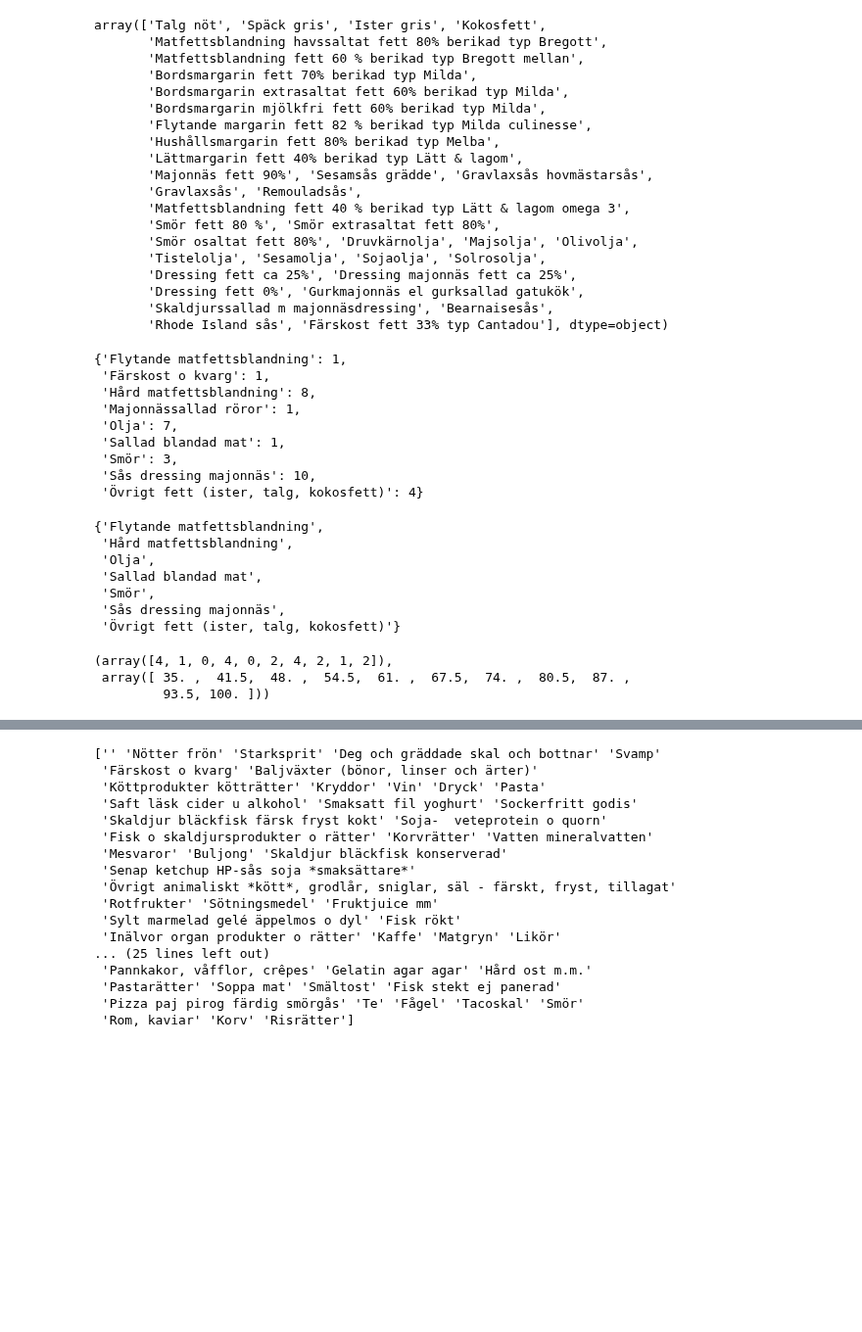
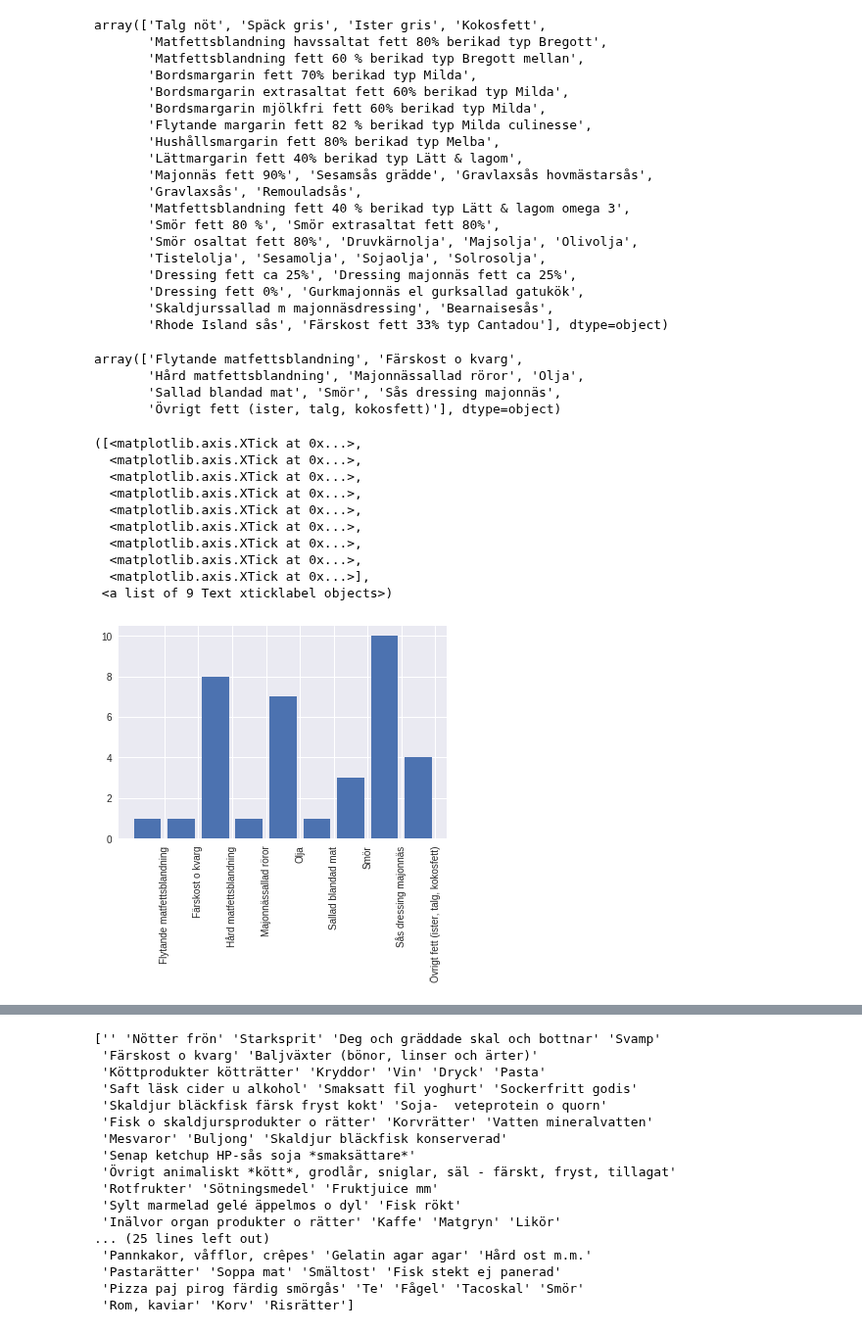
Before and after one commit to friberger/kodamat, a Jupyter notebook: marie_leker_med_maten.ipynb, the cells around one changed output, grey strips where cells are left out. Shown at 98% size. Cells and saved outputs as stored; diff of their text form; code cells hidden in the pictures; blank space fills up the shorter version.

Commit message:
Grundläggande plottar (bar o histogram)

```diff
--- a/marie_leker_med_maten.ipynb
+++ b/marie_leker_med_maten.ipynb
@@ -75,31 +75,26 @@ array(['Talg nöt', 'Späck gris', 'Ister gris', 'Kokosfett',
 highfatlist = db_contents[highfat][:,60]
 # %%
 unique, counts = np.unique(highfatlist, return_counts=True)
-dict(zip(unique, counts))
+unique
+#dict(zip(unique, counts))
 # %% [output]
-{'Flytande matfettsblandning': 1,
- 'Färskost o kvarg': 1,
- 'Hård matfettsblandning': 8,
- 'Majonnässallad röror': 1,
- 'Olja': 7,
- 'Sallad blandad mat': 1,
- 'Smör': 3,
- 'Sås dressing majonnäs': 10,
- 'Övrigt fett (ister, talg, kokosfett)': 4}
+array(['Flytande matfettsblandning', 'Färskost o kvarg',
+       'Hård matfettsblandning', 'Majonnässallad röror', 'Olja',
+       'Sallad blandad mat', 'Smör', 'Sås dressing majonnäs',
+       'Övrigt fett (ister, talg, kokosfett)'], dtype=object)
-# %%
-set(db_contents[highfat][:,60])
-# %% [output]
-{'Flytande matfettsblandning',
- 'Hård matfettsblandning',
- 'Olja',
- 'Sallad blandad mat',
- 'Smör',
- 'Sås dressing majonnäs',
- 'Övrigt fett (ister, talg, kokosfett)'}
-# %%
-np.histogram(db_contents[0:20,5])
-#plt.show()
-# %% [output]
-(array([4, 1, 0, 4, 0, 2, 4, 2, 1, 2]),
- array([ 35. ,  41.5,  48. ,  54.5,  61. ,  67.5,  74. ,  80.5,  87. ,
-         93.5, 100. ]))
+# %%
+x = np.arange(len(unique))
+plt.bar (x, height = counts)
+plt.xticks(x+.5, unique, rotation='vertical')
+# %% [output]
+([<matplotlib.axis.XTick at 0x...>,
+  <matplotlib.axis.XTick at 0x...>,
+  <matplotlib.axis.XTick at 0x...>,
+  <matplotlib.axis.XTick at 0x...>,
+  <matplotlib.axis.XTick at 0x...>,
+  <matplotlib.axis.XTick at 0x...>,
+  <matplotlib.axis.XTick at 0x...>,
+  <matplotlib.axis.XTick at 0x...>,
+  <matplotlib.axis.XTick at 0x...>],
+ <a list of 9 Text xticklabel objects>)
+[figure, added]
```
Also changed, not shown: parts of 2 cells of this notebook.
